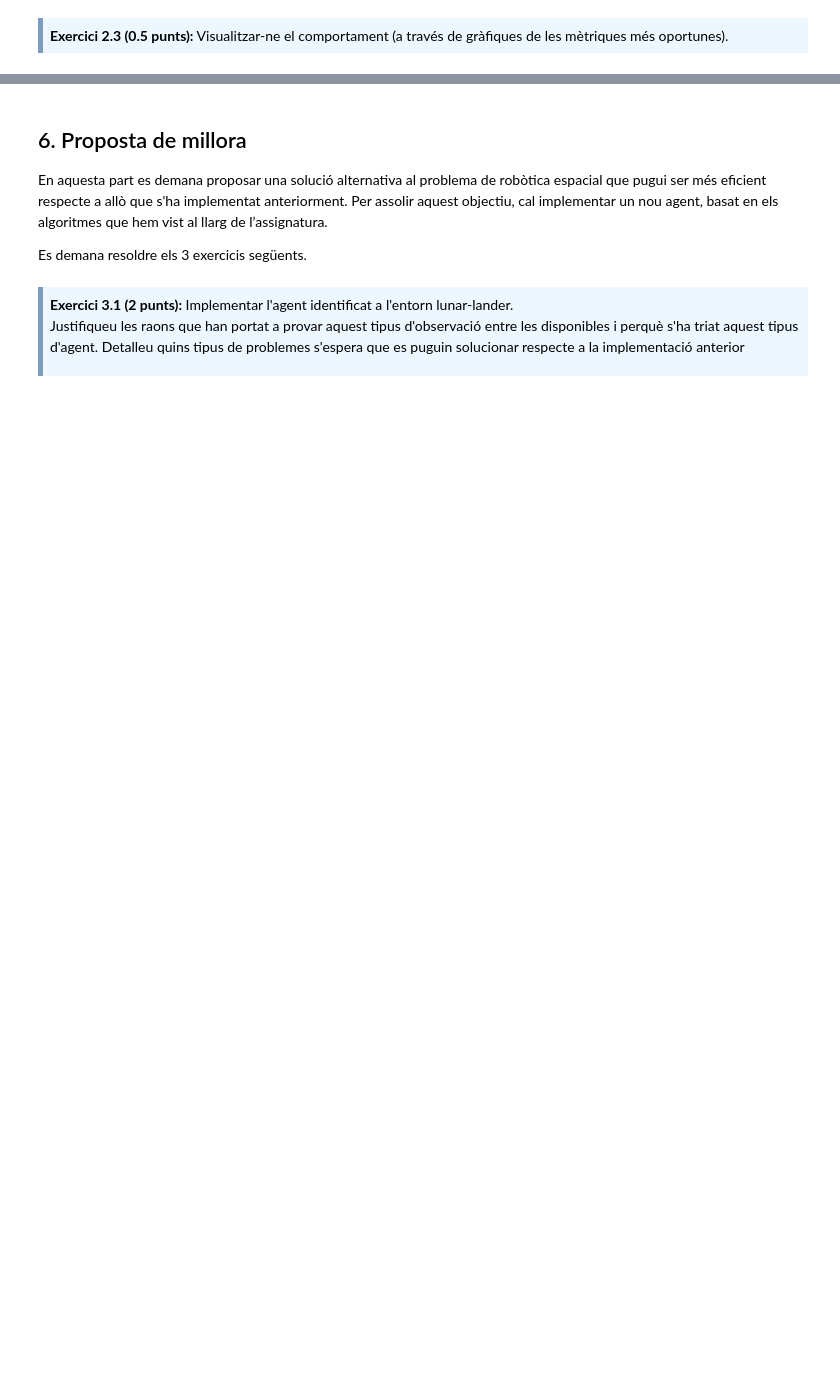
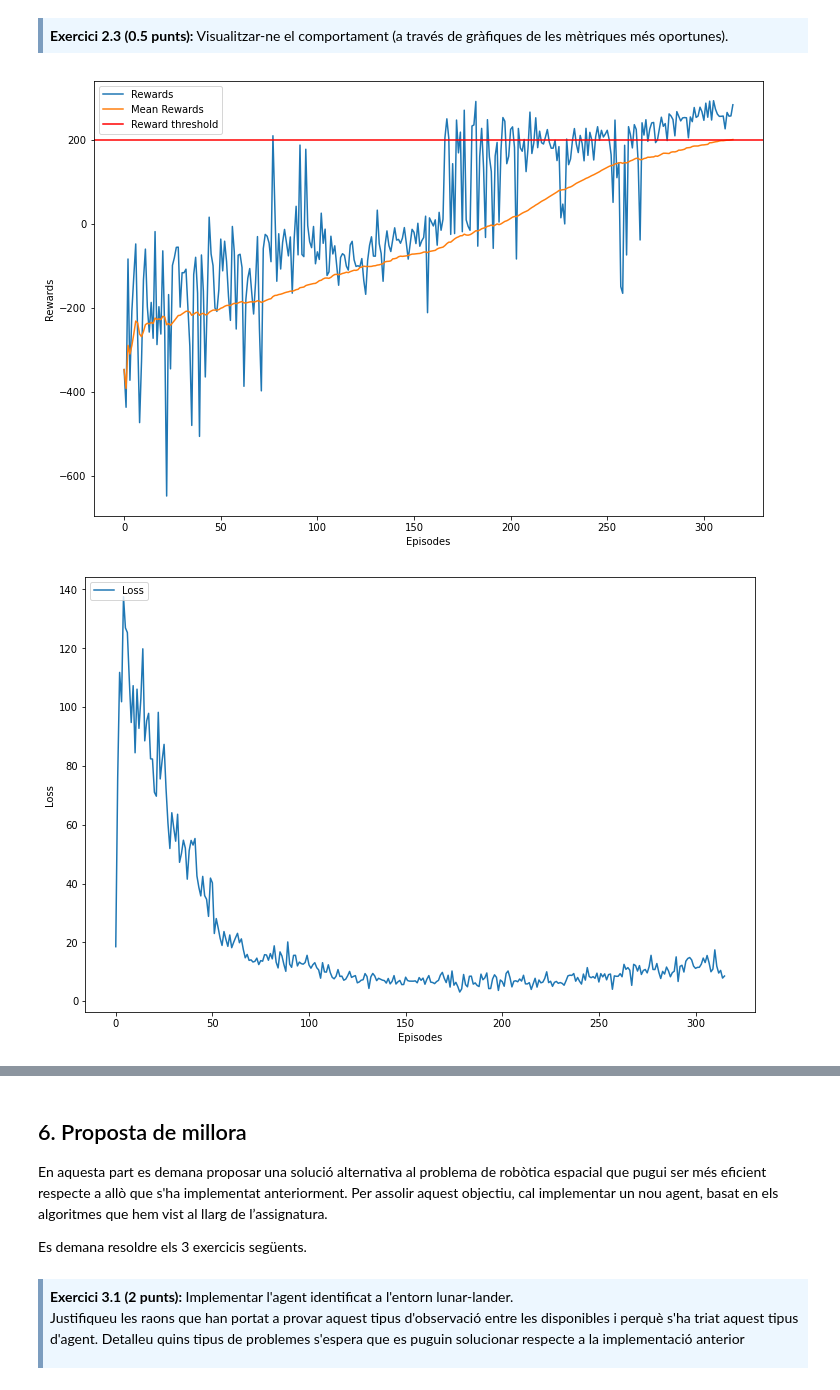
Before and after one commit to jordi-puig/master-data-science, a Jupyter notebook: reinforcement-learning/Practica/M2.983_2022_1_Practica-Sol.ipynb, the cells around one changed output, grey strips where cells are left out. Saved outputs shown, nothing was run; the diff lists cells and outputs as text; code cells hidden in the pictures; blank space fills up the shorter version.

```diff
--- a/reinforcement-learning/Practica/M2.983_2022_1_Practica-Sol.ipynb
+++ b/reinforcement-learning/Practica/M2.983_2022_1_Practica-Sol.ipynb
@@ -844,0 +940,7 @@ env.close()
+# %%
+plot_rewards(agent_selected)
+plot_loss(agent_selected)
+plot_epsilon(agent_selected)
+# %% [output]
+[figure, added]
+[figure, added]
```
Also changed, not shown: parts of 81 cells of this notebook, 9 other files.
